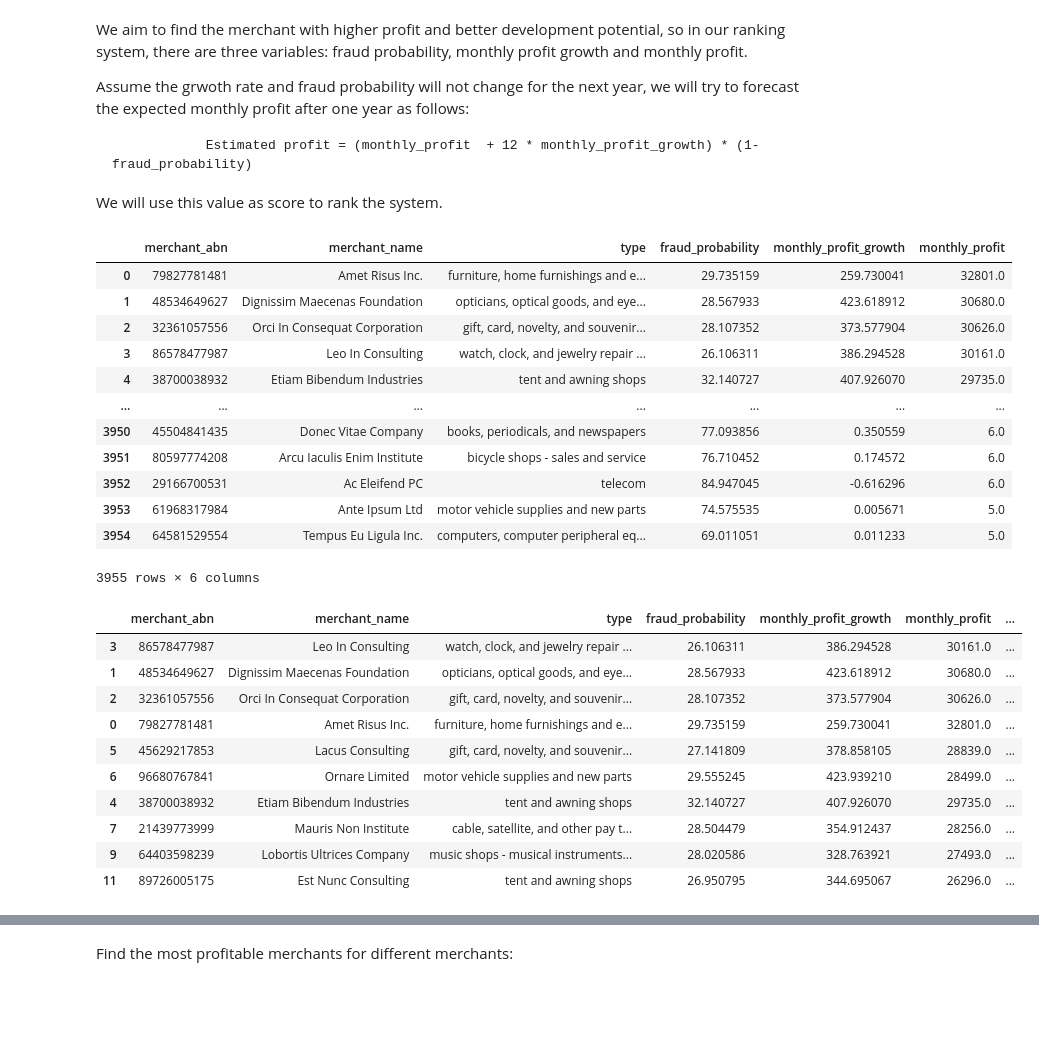
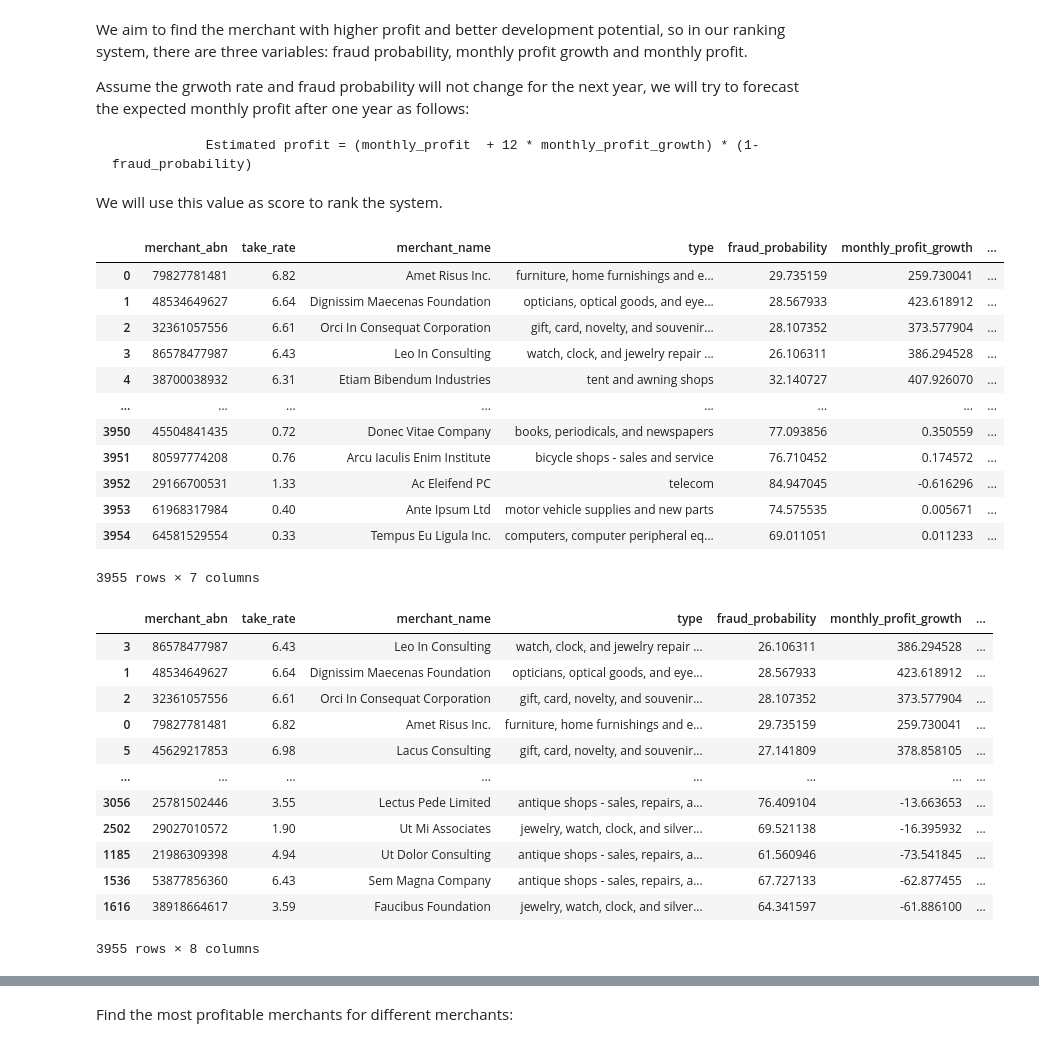
Before and after one commit to MAST30034-Applied-Data-Science/generic-buy-now-pay-later-project-group-33, a Jupyter notebook: notebooks/8.ranking system.ipynb, the cells around one changed output, grey strips where cells are left out. Saved outputs shown, nothing was run; the diff lists cells and outputs as text; code cells hidden in the pictures; blank space fills up the shorter version.

```diff
--- a/notebooks/8.ranking system.ipynb
+++ b/notebooks/8.ranking system.ipynb
@@ -23,7 +39,7 @@ merchant_fraud_df
 # %%
 merchant_detail = merchant_fraud_df.merge(merchant_growth_df, on = 'merchant_abn', how = 'inner')\
-                                    [['merchant_abn', 'merchant_name_x','type_x', 'fraud_probability', 'monthly_profit_growth', 'monthly_profit']]\
-                                    .rename(columns = {'merchant_name_x':'merchant_name', 'monthly_profit_x':'monthly_profit', 'type_x' : 'type'})
+                                    [['merchant_abn', 'take_rate_x', 'merchant_name_x','type_x', 'fraud_probability', 'monthly_profit_growth', 'BNPL_monthly_profit_x']]\
+                                    .rename(columns = {'merchant_name_x':'merchant_name', 'BNPL_monthly_profit_x':'monthly_profit', 'type_x' : 'type', 'take_rate_x':'take_rate'})
 # %% [markdown]
 We aim to find the merchant with higher profit and better development potential, so in our ranking system, there are three variables: fraud probability, monthly profit growth and monthly profit.
 
@@ -34,33 +50,35 @@ We will use this value as score to rank the system.
 # %%
 merchant_detail
 # %% [output]
-|  | merchant_abn | merchant_name | type | fraud_probability | monthly_profit_growth | monthly_profit |
-| 0 | 79827781481 | Amet Risus Inc. | furniture, home furnishings and e... | 29.735159 | 259.730041 | 32801.0 |
-| 1 | 48534649627 | Dignissim Maecenas Foundation | opticians, optical goods, and eye... | 28.567933 | 423.618912 | 30680.0 |
-| 2 | 32361057556 | Orci In Consequat Corporation | gift, card, novelty, and souvenir... | 28.107352 | 373.577904 | 30626.0 |
-| 3 | 86578477987 | Leo In Consulting | watch, clock, and jewelry repair ... | 26.106311 | 386.294528 | 30161.0 |
-| 4 | 38700038932 | Etiam Bibendum Industries | tent and awning shops | 32.140727 | 407.926070 | 29735.0 |
-| ... | ... | ... | ... | ... | ... | ... |
-| 3950 | 45504841435 | Donec Vitae Company | books, periodicals, and newspapers | 77.093856 | 0.350559 | 6.0 |
-| 3951 | 80597774208 | Arcu Iaculis Enim Institute | bicycle shops - sales and service | 76.710452 | 0.174572 | 6.0 |
-| 3952 | 29166700531 | Ac Eleifend PC | telecom | 84.947045 | -0.616296 | 6.0 |
-| 3953 | 61968317984 | Ante Ipsum Ltd | motor vehicle supplies and new parts | 74.575535 | 0.005671 | 5.0 |
-| 3954 | 64581529554 | Tempus Eu Ligula Inc. | computers, computer peripheral eq... | 69.011051 | 0.011233 | 5.0 |
+|  | merchant_abn | take_rate | merchant_name | type | fraud_probability | monthly_profit_growth | ... |
+| 0 | 79827781481 | 6.82 | Amet Risus Inc. | furniture, home furnishings and e... | 29.735159 | 259.730041 | ... |
+| 1 | 48534649627 | 6.64 | Dignissim Maecenas Foundation | opticians, optical goods, and eye... | 28.567933 | 423.618912 | ... |
+| 2 | 32361057556 | 6.61 | Orci In Consequat Corporation | gift, card, novelty, and souvenir... | 28.107352 | 373.577904 | ... |
+| 3 | 86578477987 | 6.43 | Leo In Consulting | watch, clock, and jewelry repair ... | 26.106311 | 386.294528 | ... |
+| 4 | 38700038932 | 6.31 | Etiam Bibendum Industries | tent and awning shops | 32.140727 | 407.926070 | ... |
+| ... | ... | ... | ... | ... | ... | ... | ... |
+| 3950 | 45504841435 | 0.72 | Donec Vitae Company | books, periodicals, and newspapers | 77.093856 | 0.350559 | ... |
+| 3951 | 80597774208 | 0.76 | Arcu Iaculis Enim Institute | bicycle shops - sales and service | 76.710452 | 0.174572 | ... |
+| 3952 | 29166700531 | 1.33 | Ac Eleifend PC | telecom | 84.947045 | -0.616296 | ... |
+| 3953 | 61968317984 | 0.40 | Ante Ipsum Ltd | motor vehicle supplies and new parts | 74.575535 | 0.005671 | ... |
+| 3954 | 64581529554 | 0.33 | Tempus Eu Ligula Inc. | computers, computer peripheral eq... | 69.011051 | 0.011233 | ... |
-3955 rows × 6 columns
+3955 rows × 7 columns
 # %%
 merchant_detail['estimated profit'] = (merchant_detail['monthly_profit'] + 12 * merchant_detail['monthly_profit_growth'])*\
                                       (1 - merchant_detail['fraud_probability']/100)
 # %%
-merchant_detail.sort_values('estimated profit', ascending = False).head(10)
+merchant_detail.sort_values('estimated profit', ascending = False)
 # %% [output]
-|  | merchant_abn | merchant_name | type | fraud_probability | monthly_profit_growth | monthly_profit | ... |
-| 3 | 86578477987 | Leo In Consulting | watch, clock, and jewelry repair ... | 26.106311 | 386.294528 | 30161.0 | ... |
-| 1 | 48534649627 | Dignissim Maecenas Foundation | opticians, optical goods, and eye... | 28.567933 | 423.618912 | 30680.0 | ... |
-| 2 | 32361057556 | Orci In Consequat Corporation | gift, card, novelty, and souvenir... | 28.107352 | 373.577904 | 30626.0 | ... |
-| 0 | 79827781481 | Amet Risus Inc. | furniture, home furnishings and e... | 29.735159 | 259.730041 | 32801.0 | ... |
-| 5 | 45629217853 | Lacus Consulting | gift, card, novelty, and souvenir... | 27.141809 | 378.858105 | 28839.0 | ... |
-| 6 | 96680767841 | Ornare Limited | motor vehicle supplies and new parts | 29.555245 | 423.939210 | 28499.0 | ... |
-| 4 | 38700038932 | Etiam Bibendum Industries | tent and awning shops | 32.140727 | 407.926070 | 29735.0 | ... |
-| 7 | 21439773999 | Mauris Non Institute | cable, satellite, and other pay t... | 28.504479 | 354.912437 | 28256.0 | ... |
-| 9 | 64403598239 | Lobortis Ultrices Company | music shops - musical instruments... | 28.020586 | 328.763921 | 27493.0 | ... |
-| 11 | 89726005175 | Est Nunc Consulting | tent and awning shops | 26.950795 | 344.695067 | 26296.0 | ... |
+|  | merchant_abn | take_rate | merchant_name | type | fraud_probability | monthly_profit_growth | ... |
+| 3 | 86578477987 | 6.43 | Leo In Consulting | watch, clock, and jewelry repair ... | 26.106311 | 386.294528 | ... |
+| 1 | 48534649627 | 6.64 | Dignissim Maecenas Foundation | opticians, optical goods, and eye... | 28.567933 | 423.618912 | ... |
+| 2 | 32361057556 | 6.61 | Orci In Consequat Corporation | gift, card, novelty, and souvenir... | 28.107352 | 373.577904 | ... |
+| 0 | 79827781481 | 6.82 | Amet Risus Inc. | furniture, home furnishings and e... | 29.735159 | 259.730041 | ... |
+| 5 | 45629217853 | 6.98 | Lacus Consulting | gift, card, novelty, and souvenir... | 27.141809 | 378.858105 | ... |
+| ... | ... | ... | ... | ... | ... | ... | ... |
+| 3056 | 25781502446 | 3.55 | Lectus Pede Limited | antique shops - sales, repairs, a... | 76.409104 | -13.663653 | ... |
+| 2502 | 29027010572 | 1.90 | Ut Mi Associates | jewelry, watch, clock, and silver... | 69.521138 | -16.395932 | ... |
+| 1185 | 21986309398 | 4.94 | Ut Dolor Consulting | antique shops - sales, repairs, a... | 61.560946 | -73.541845 | ... |
+| 1536 | 53877856360 | 6.43 | Sem Magna Company | antique shops - sales, repairs, a... | 67.727133 | -62.877455 | ... |
+| 1616 | 38918664617 | 3.59 | Faucibus Foundation | jewelry, watch, clock, and silver... | 64.341597 | -61.886100 | ... |
+3955 rows × 8 columns
```
Also changed, not shown: parts of 10 cells of this notebook, 2 other files.
